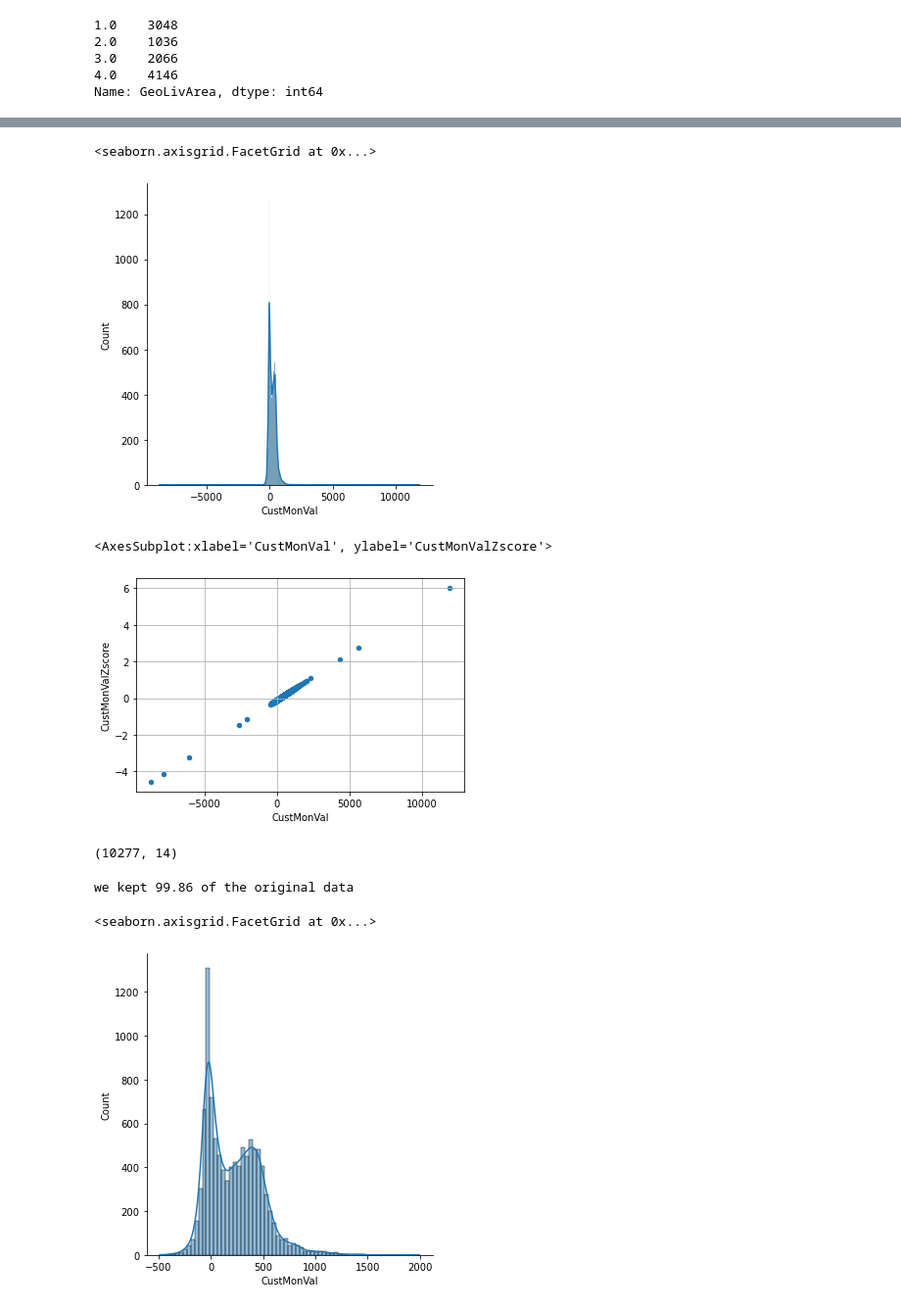
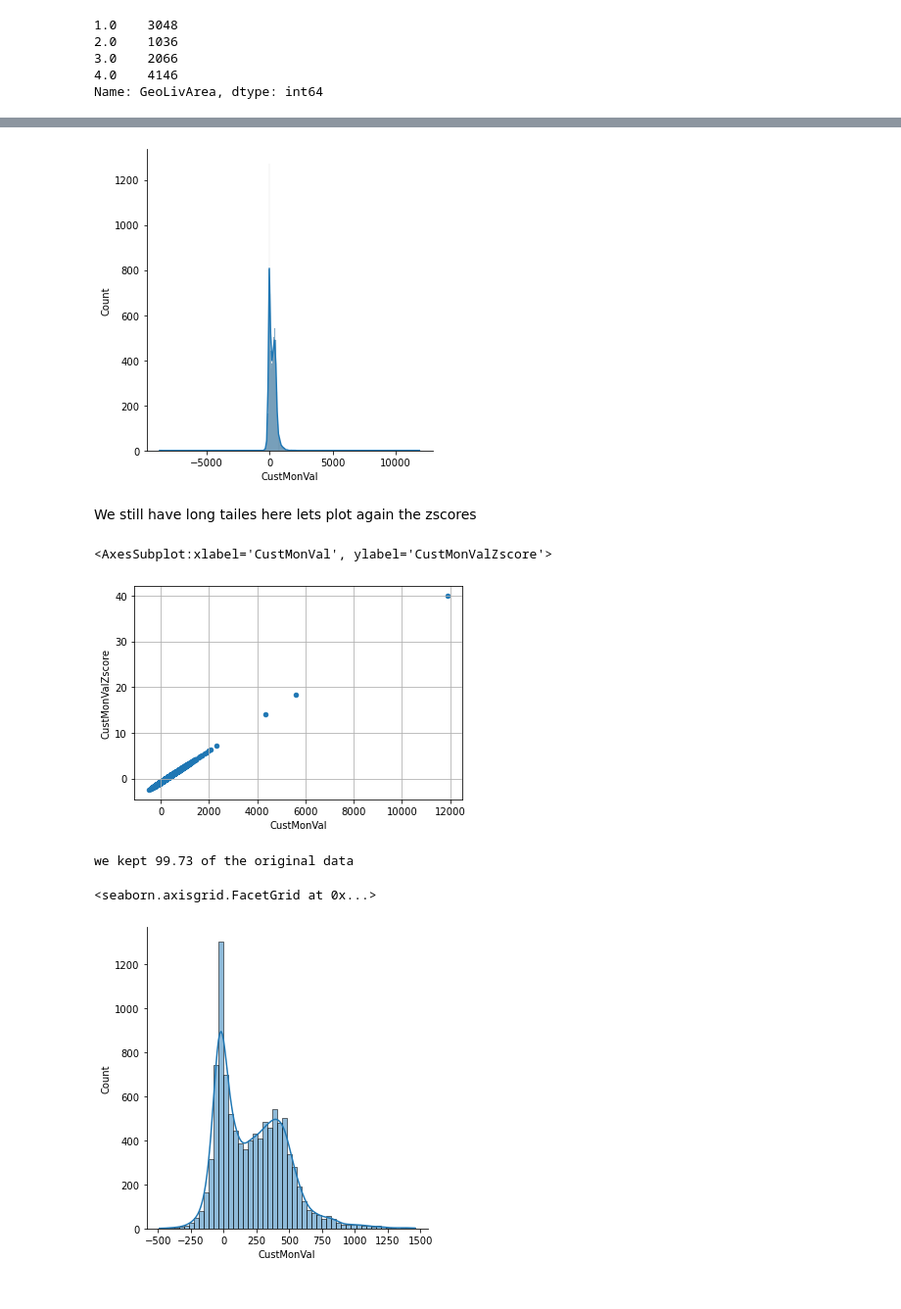
Before and after one commit to miguelince/insurance-clustering, a Jupyter notebook: code/python_code.ipynb, the cells around one changed output, grey strips where cells are left out. Shown at 98% size. Cells and saved outputs as stored; diff of their text form; code cells hidden in the pictures.

```diff
--- a/code/python_code.ipynb
+++ b/code/python_code.ipynb
@@ -369,0 +1159,3 @@ filtered_data.loc[filtered_data['CustMonVal']<-10000]
+# %%
+## lets remove these 2 observations
+dataset_outliers = dataset_preprocess.loc[dataset_preprocess['MonthSal']<10000]
@@ -375,2 +1178,2 @@ sns.displot(data= filtered_data, x='CustMonVal', kde=True)
 # %%
-filtered_data['CustMonValZscore'] = (filtered_data['CustMonVal'] - filtered_data['CustMonVal'].mean())/filtered_data['CustMonVal'].std(ddof=0)
+dataset_outliers['CustMonValZscore'] = (dataset_outliers['CustMonVal'] - dataset_outliers['CustMonVal'].mean())/dataset_outliers['CustMonVal'].std(ddof=0)
@@ -382,5 +1191,4 @@ filtered_data.plot.scatter(x='CustMonVal', y='CustMonValZscore', grid=True)
 # %%
 ## lets remove these observations
-
-filtered_data2 = filtered_data.loc[filtered_data['CustMonVal']>-10000]
+dataset_outliers = dataset_outliers.loc[dataset_outliers['CustMonVal']>-10000]
 # %%
@@ -390,27 +1198,24 @@ filtered_data2.shape
 # %%
-sns.displot(data= filtered_data2, x='CustMonVal', kde=True)
+sns.displot(data= dataset_outliers, x='CustMonVal', kde=True)
+plt.show()
 # %% [output]
-<seaborn.axisgrid.FacetGrid at 0x...>
 [figure]
+# %% [markdown]
+We still have long tailes here lets plot again the zscores
 # %%
-filtered_data2.plot.scatter(x='CustMonVal', y='CustMonValZscore', grid=True)
+dataset_outliers.plot.scatter(x='CustMonVal', y='CustMonValZscore', grid=True)
 # %% [output]
 <AxesSubplot:xlabel='CustMonVal', ylabel='CustMonValZscore'>
-[figure, old version]
+[figure, new version]
 # %%
 ## it seems we still have outliers, lets keep only clients with LTV beteween -2k and + 2k
-
-filtered_data2 = filtered_data.loc[(filtered_data['CustMonVal']>-2000) & (filtered_data['CustMonVal']<2000)]
+dataset_outliers = dataset_outliers.loc[(dataset_outliers['CustMonVal']>-2000) & (dataset_outliers['CustMonVal']<1500)]
-# %%
-filtered_data2.shape
-# %% [output]
-(10277, 14)
 # %%
-print('we kept {:.2f} of the original data'.format((10282/10296)*100))
+print('we kept {:.2f} of the original data'.format((len(dataset_outliers)/len(dataset))*100))
 # %% [output]
-we kept 99.86 of the original data
+we kept 99.73 of the original data
 # %%
-sns.displot(data= filtered_data2, x='CustMonVal', kde=True)
+sns.displot(data= dataset_outliers, x='CustMonVal', kde=True)
 # %% [output]
 <seaborn.axisgrid.FacetGrid at 0x...>
-[figure, old version]
+[figure, new version]
```
Also changed, not shown: parts of 264 cells of this notebook.
